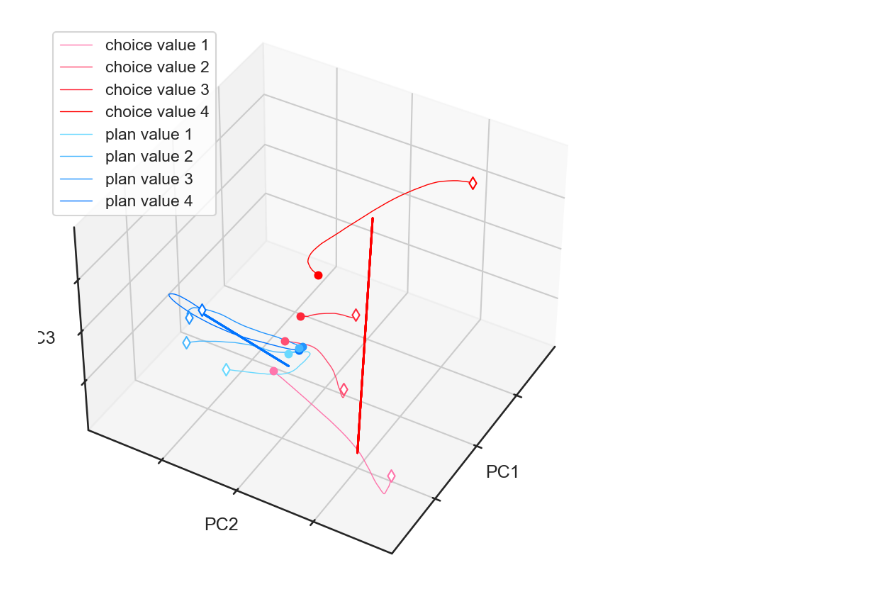
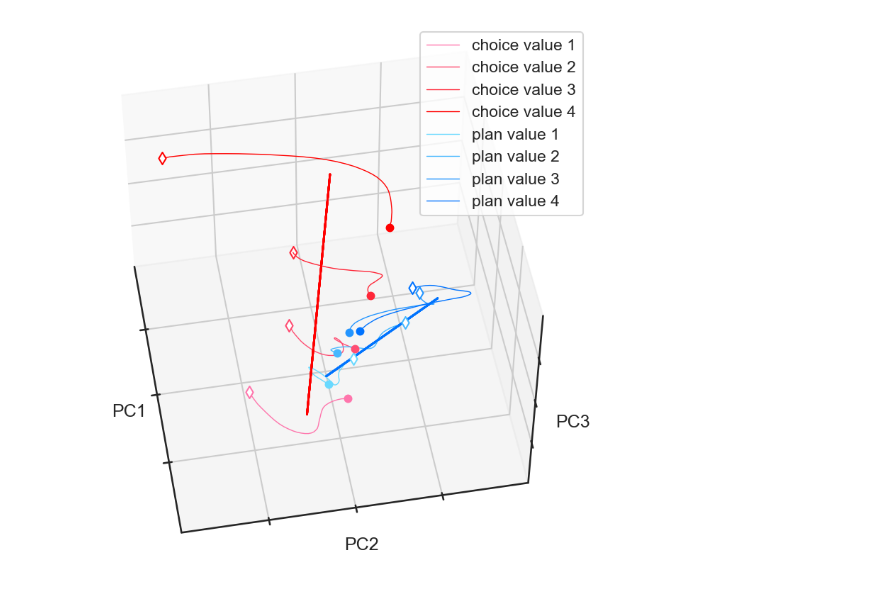
Before and after one commit to wjung21/PlanningDynamics, a Jupyter notebook: figures/fig4.ipynb, the cells around one changed output. Saved outputs shown, nothing was run; the diff lists cells and outputs as text; code cells hidden in the pictures.

```diff
--- a/figures/fig4.ipynb
+++ b/figures/fig4.ipynb
@@ -219,37 +114 @@ def projected_response(X, model):
-# %%
-class PCA:
-    def __init__(self, n_components=20, bin_size=150, step_size=10):
-        self.n_components = n_components
-        self.bin_size = bin_size
-        self.step_size = step_size
-        self.model = self.scaledPCA()
-
-    def scaledPCA(self):
-        return Pipeline([
-            ('scaler', StandardScaler()),
-            ('pca', sklearnPCA(n_components=self.n_components))
-        ])
-
-
-    def reshape_(self, X):
-        return X.reshape(self.n_cond, self.n_bins, -1)
-
-    def fit(self, cond_avg):
-        self.n_cond, self.n_timesteps, self.n_neurons = cond_avg.shape
-        self.n_bins = int(self.n_timesteps / self.step_size)
-        X = np.zeros([self.n_cond, self.n_bins, self.n_neurons])
-        for i in range(self.n_bins):
-            start = i * self.step_size
-            end = np.minimum(start + self.bin_size, self.n_timesteps)
-            X[:, i, :] = np.mean(cond_avg[:, start:end, :].astype(float), axis=1)
-        self.X = X.reshape(self.n_cond * self.n_bins, self.n_neurons)
-        PCs = self.model.fit_transform(self.X)
-        self.PCs = self.reshape_(PCs)
-        #return self.PCs, self.X
-
-    def projected_response(self, X):
-        scaled_X = self.model["scaler"].transform(X)
-        projected_X = self.model["pca"].transform(scaled_X)
-        var_explained = np.diag(np.cov(projected_X.T)) / np.diag(np.cov(scaled_X.T)).sum()
-        return dict(projection=projected_X, var_explained=var_explained)
 # %%
@@ -348,35 +212,36 @@ def fig4b(PC_models):
             model = LinearRegression().fit(mean_pcs[:, [0, 1]], mean_pcs[:, 2])
             exe_coef = model.coef_.copy()
             exe_intercept = model.intercept_
 
             X, Y = np.linspace(mean_pcs[0, 0], mean_pcs[3, 0]), np.linspace(mean_pcs[0, 1], mean_pcs[3, 1])
             Z = exe_coef[0] * X + exe_coef[1] * Y + exe_intercept
             ax.plot(X, Y, Z, color=colors[-1], lw=2)
             return
 
         plot_linear_regression(ax, mean_pcs_exe, choice_colors)
         plot_linear_regression(ax, mean_pcs_plan, plan_colors)
 
         ax.set_xlim([-20, 40])
         ax.set_ylim([-30, 30])
         ax.set_zlim([-30, 40])
 
         ax.set_xlabel("PC%i" % 1)
         ax.set_ylabel("PC%i" % 2)
         ax.set_zlabel("PC%i" % 3)
 
     ax.set_xticks([-5, 10, 25], labels=["", "", ""])
     ax.set_yticks([-30 + 15 , -30 + 30, -30 + 45], labels=["", "", ""])
     ax.set_zticks([-30 + 70/4, -30 + 140/4, -30 + 210/4], labels=["", "", ""])
     ax.legend()
-    ax.view_init(40, 210)
+    # change view to rotate subspace plto
+    ax.view_init(230, 10)
 
     return fig, ax
 
 fig, ax = fig4b(PC_models)
 plt.show()
 # %% [output]
-[figure, old version]
+[figure, new version]
 # %%
 def fig4C(PC_models):
     sns.set(style="ticks")
```
Also changed, not shown: parts of 15 cells of this notebook, 9 other files.
